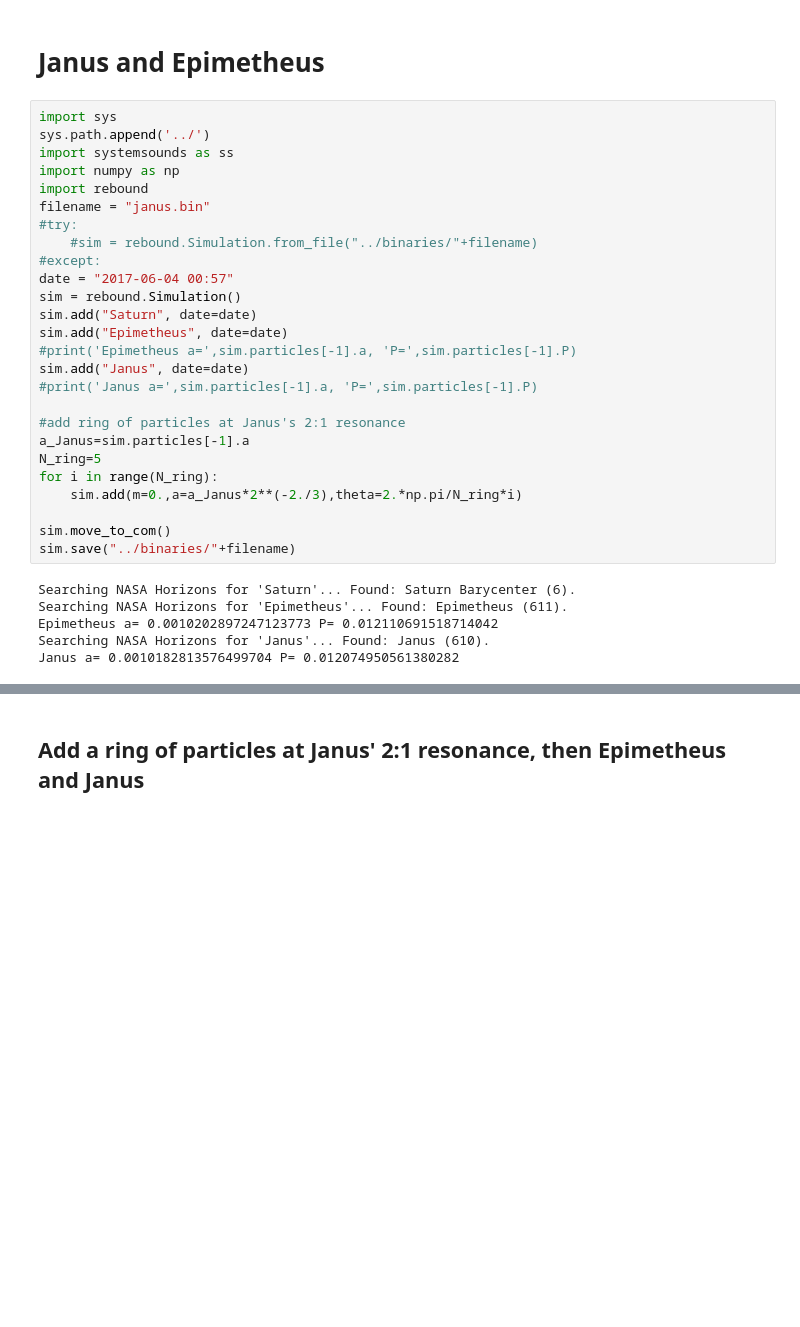
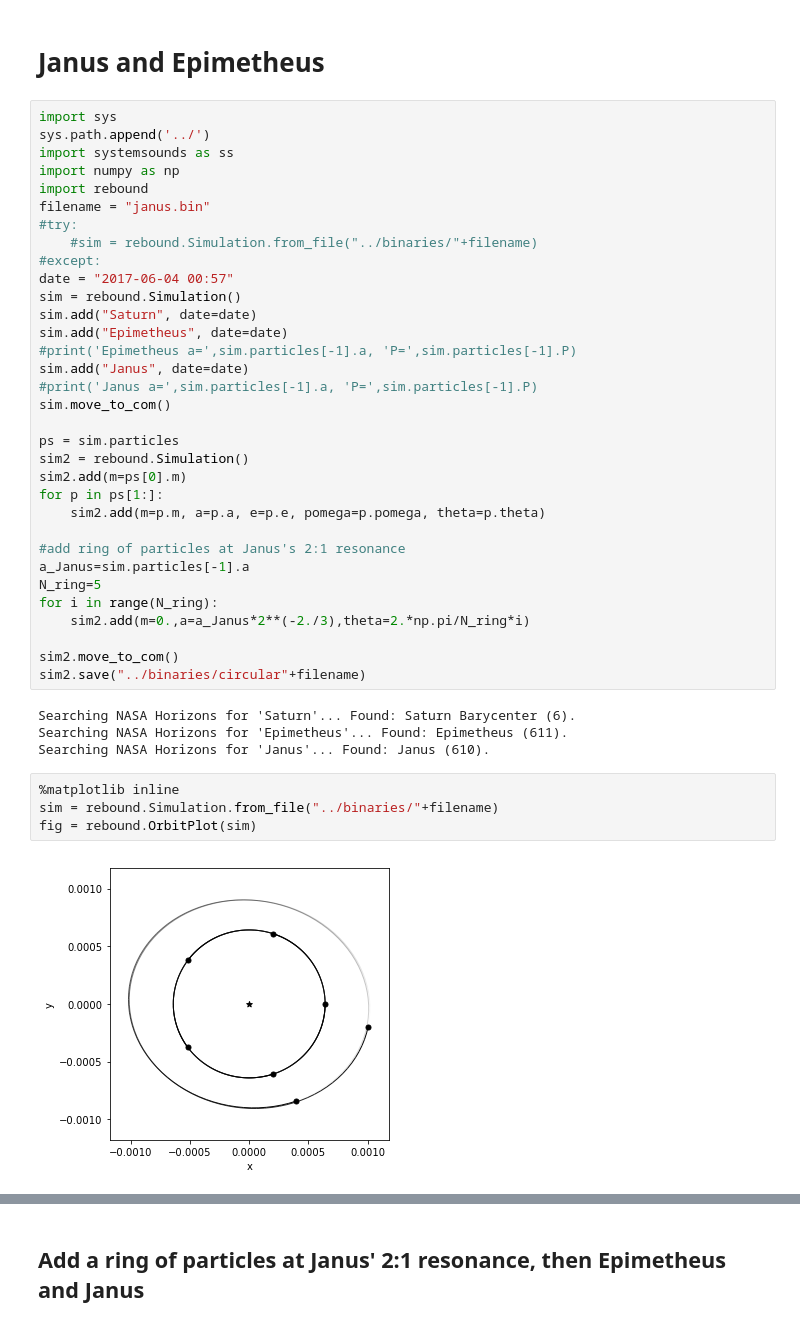
Before and after one commit to dtamayo/systemsounds, a Jupyter notebook: jupyter_examples/CreatingSimulations.ipynb, the cells around one changed output, grey strips where cells are left out. Saved outputs shown, nothing was run; the diff lists cells and outputs as text; blank space fills up the shorter version.

```diff
--- a/jupyter_examples/CreatingSimulations.ipynb
+++ b/jupyter_examples/CreatingSimulations.ipynb
@@ -100,18 +100,29 @@ sim.add("Epimetheus", date=date)
 #print('Epimetheus a=',sim.particles[-1].a, 'P=',sim.particles[-1].P)
 sim.add("Janus", date=date)
 #print('Janus a=',sim.particles[-1].a, 'P=',sim.particles[-1].P)
+sim.move_to_com()
+
+ps = sim.particles
+sim2 = rebound.Simulation()
+sim2.add(m=ps[0].m)
+for p in ps[1:]:
+    sim2.add(m=p.m, a=p.a, e=p.e, pomega=p.pomega, theta=p.theta)
 
 #add ring of particles at Janus's 2:1 resonance
 a_Janus=sim.particles[-1].a
 N_ring=5
 for i in range(N_ring):
-    sim.add(m=0.,a=a_Janus*2**(-2./3),theta=2.*np.pi/N_ring*i)
+    sim2.add(m=0.,a=a_Janus*2**(-2./3),theta=2.*np.pi/N_ring*i)
 
-sim.move_to_com()
-sim.save("../binaries/"+filename)
+sim2.move_to_com()
+sim2.save("../binaries/circular"+filename)
 # %% [output]
 Searching NASA Horizons for 'Saturn'... Found: Saturn Barycenter (6).
 Searching NASA Horizons for 'Epimetheus'... Found: Epimetheus (611).
-Epimetheus a= 0.0010202897247123773 P= 0.012110691518714042
 Searching NASA Horizons for 'Janus'... Found: Janus (610).
-Janus a= 0.0010182813576499704 P= 0.012074950561380282
+# %%
+%matplotlib inline
+sim = rebound.Simulation.from_file("../binaries/"+filename)
+fig = rebound.OrbitPlot(sim)
+# %% [output]
+[figure, added]
```
Also changed, not shown: parts of 1 cell of this notebook.
